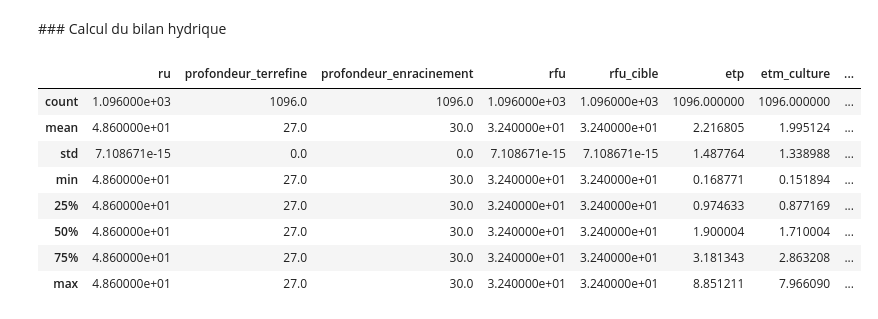
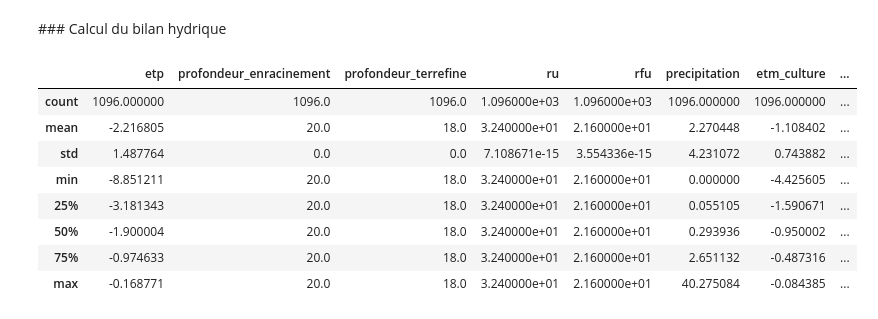
Before and after one commit to atantet/agri-notebooks, a Jupyter notebook: bilan_hydrique_climatologie_horaire.ipynb, the cells around one changed output. Cells and saved outputs as stored; diff of their text form; code cells hidden in the pictures.

Commit message:
ajout de tous les widgets du bilan hydrique

```diff
--- a/bilan_hydrique_climatologie_horaire.ipynb
+++ b/bilan_hydrique_climatologie_horaire.ipynb
@@ -217,9 +217,6 @@ else:
 
 ### Définition des paramètres
 # %%
-# RFU finale cible (mm)
-RFU_CIBLE = None
-
 # Fraction du sol occupé par des cailloux et graviers (entre 0 pour absence de cailloux et 1 pour totalité de cailloux)
 FRACTION_CAILLOUX = 0.1
 
@@ -230,7 +227,7 @@ TEXTURE = 'Terres limoneuses'
 RU_VERS_RFU = 2. / 3
 
 # Fraction de la réserve utile du sol remplie d'eau (entre 0 pour une période sèche et 1 pour une période pluvieuse)
-FRACTION_REMPLIE = 1.
+FRACTION_RU_REMPLIE = 1.
 
 # Besoin d'irrigation minimal à partir du quel irriguer (mm)
 SEUIL_IRRIGATION = 1.
@@ -248,22 +239,28 @@ STADE = 'Vegetation'
 # %%
 import bilan
 
+# Choix de la culture
+CULTURE = list(bilan.KC)[0]
+
+# Choix du stade
+STADE = list(bilan.KC[CULTURE])[0]
+
 df_bilan = bilan.calcul_bilan(
+    df_meteo_ref_si,
     TEXTURE, FRACTION_CAILLOUX,
     CULTURE, STADE,
-    df_meteo_ref_si,
-    rfu_cible=RFU_CIBLE, fraction_remplie=FRACTION_REMPLIE, ru_vers_rfu=RU_VERS_RFU,
+    FRACTION_RU_REMPLIE, RU_VERS_RFU,
     seuil_irrigation=SEUIL_IRRIGATION,
     hauteur_vers_duree_irrigation=HAUTEUR_VERS_DUREE_IRRIGATION)
 
 df_bilan.describe()
 # %% [output]
-|  | ru | profondeur_terrefine | profondeur_enracinement | rfu | rfu_cible | etp | etm_culture | ... |
-| count | 1.096000e+03 | 1096.0 | 1096.0 | 1.096000e+03 | 1.096000e+03 | 1096.000000 | 1096.000000 | ... |
-| mean | 4.860000e+01 | 27.0 | 30.0 | 3.240000e+01 | 3.240000e+01 | 2.216805 | 1.995124 | ... |
-| std | 7.108671e-15 | 0.0 | 0.0 | 7.108671e-15 | 7.108671e-15 | 1.487764 | 1.338988 | ... |
-| min | 4.860000e+01 | 27.0 | 30.0 | 3.240000e+01 | 3.240000e+01 | 0.168771 | 0.151894 | ... |
-| 25% | 4.860000e+01 | 27.0 | 30.0 | 3.240000e+01 | 3.240000e+01 | 0.974633 | 0.877169 | ... |
-| 50% | 4.860000e+01 | 27.0 | 30.0 | 3.240000e+01 | 3.240000e+01 | 1.900004 | 1.710004 | ... |
-| 75% | 4.860000e+01 | 27.0 | 30.0 | 3.240000e+01 | 3.240000e+01 | 3.181343 | 2.863208 | ... |
-| max | 4.860000e+01 | 27.0 | 30.0 | 3.240000e+01 | 3.240000e+01 | 8.851211 | 7.966090 | ... |
+|  | etp | profondeur_enracinement | profondeur_terrefine | ru | rfu | precipitation | etm_culture | ... |
+| count | 1096.000000 | 1096.0 | 1096.0 | 1.096000e+03 | 1.096000e+03 | 1096.000000 | 1096.000000 | ... |
+| mean | -2.216805 | 20.0 | 18.0 | 3.240000e+01 | 2.160000e+01 | 2.270448 | -1.108402 | ... |
+| std | 1.487764 | 0.0 | 0.0 | 7.108671e-15 | 3.554336e-15 | 4.231072 | 0.743882 | ... |
+| min | -8.851211 | 20.0 | 18.0 | 3.240000e+01 | 2.160000e+01 | 0.000000 | -4.425605 | ... |
+| 25% | -3.181343 | 20.0 | 18.0 | 3.240000e+01 | 2.160000e+01 | 0.055105 | -1.590671 | ... |
+| 50% | -1.900004 | 20.0 | 18.0 | 3.240000e+01 | 2.160000e+01 | 0.293936 | -0.950002 | ... |
+| 75% | -0.974633 | 20.0 | 18.0 | 3.240000e+01 | 2.160000e+01 | 2.651132 | -0.487316 | ... |
+| max | -0.168771 | 20.0 | 18.0 | 3.240000e+01 | 2.160000e+01 | 40.275084 | -0.084385 | ... |
```
Also changed, not shown: parts of 1 cell of this notebook, 3 other files.
